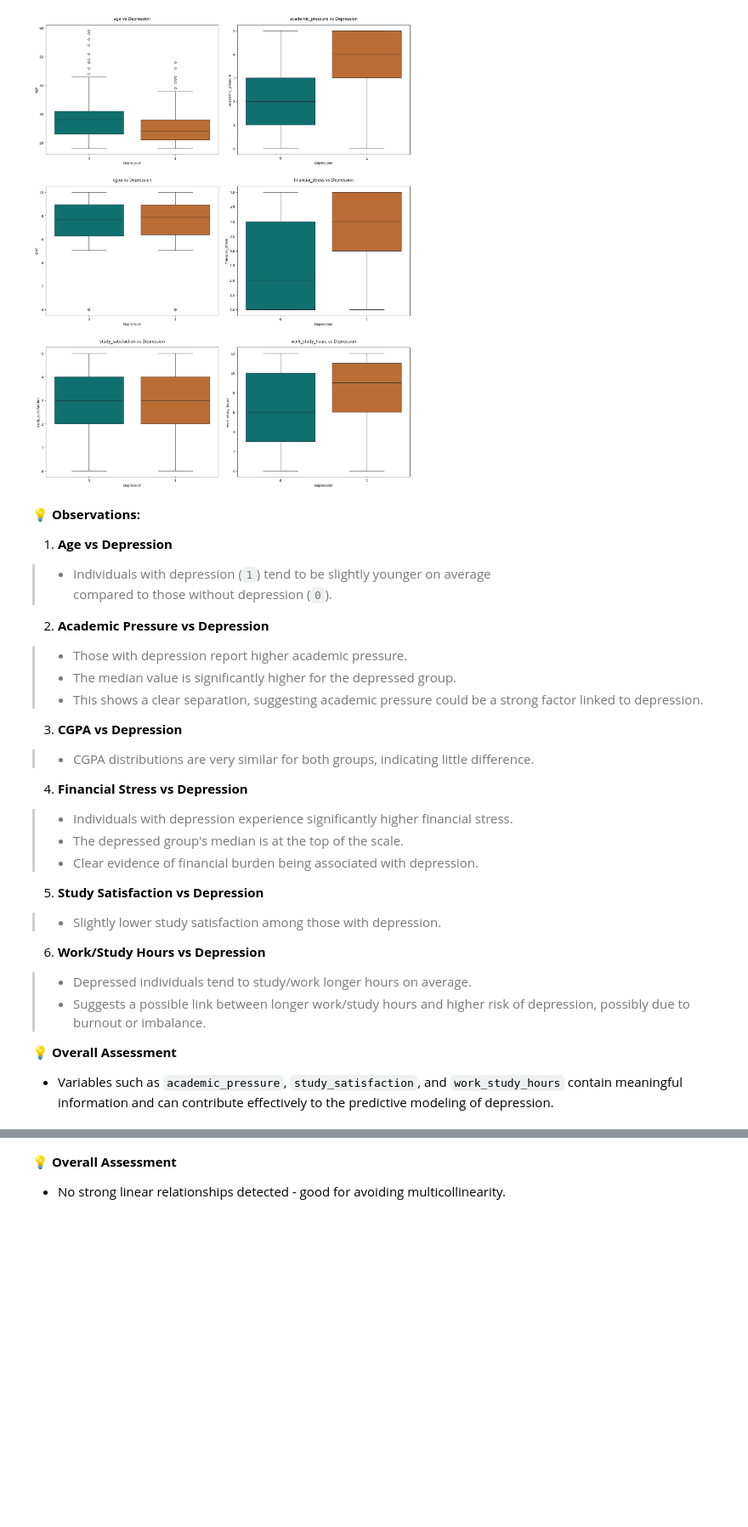
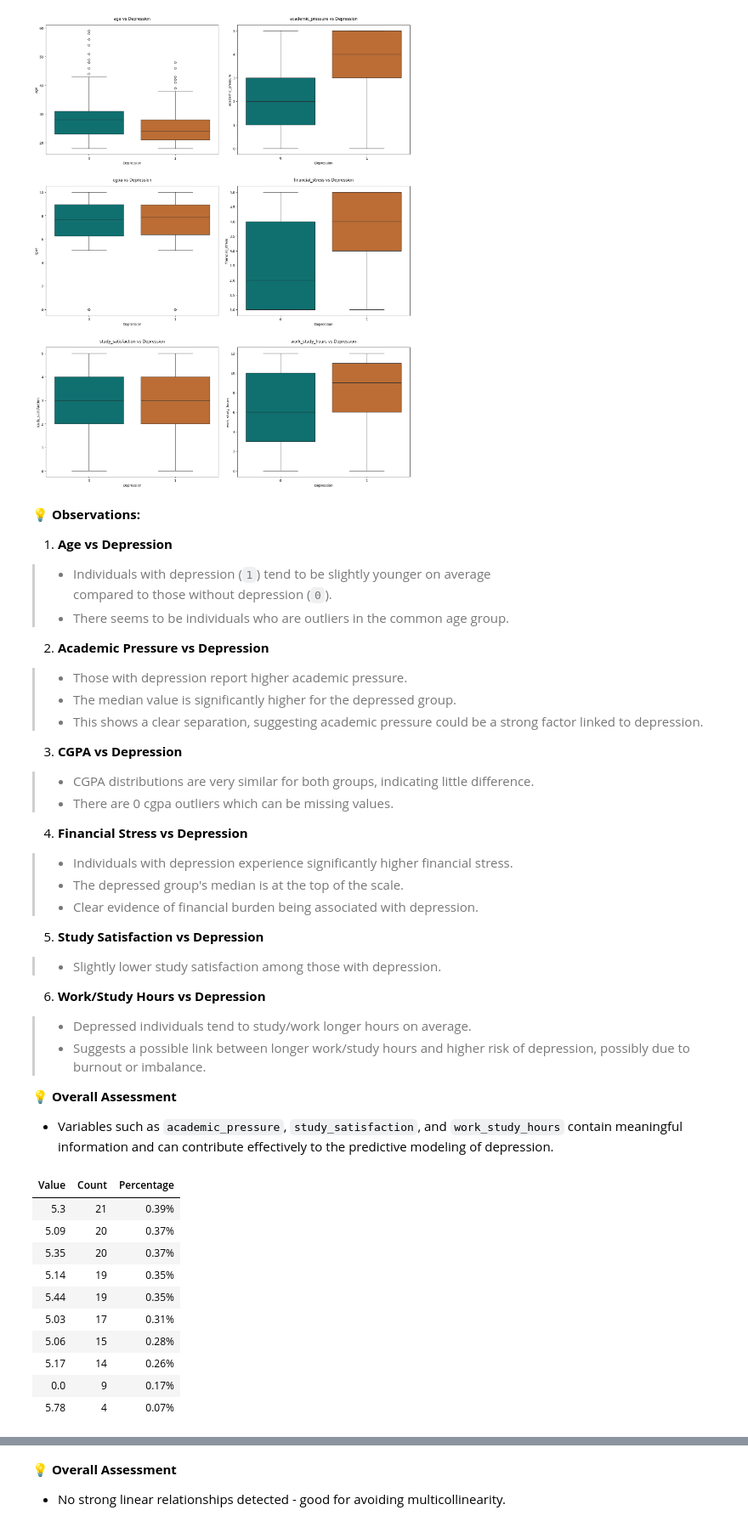
Before and after one commit to SeminiAmanda/student-depression-predictor, a Jupyter notebook: notebooks/FC110552_mithula-cbw/01_data_preprocessing.ipynb, the cells around one changed output, grey strips where cells are left out. Shown at 85% size. Drawn from its saved outputs; the diff is of its cells as text; code cells hidden in the pictures; blank space fills up the shorter version.

```diff
--- a/notebooks/FC110552_mithula-cbw/01_data_preprocessing.ipynb
+++ b/notebooks/FC110552_mithula-cbw/01_data_preprocessing.ipynb
@@ -755,6 +753,7 @@ plt.show()
 1. **Age vs Depression**
 >- Individuals with depression (`1`) tend to be slightly younger on average
 compared to those without depression (`0`).
+>- There seems to be individuals who are outliers in the common age group.
 
 2. **Academic Pressure vs Depression**
 >- Those with depression report higher academic pressure.
@@ -763,6 +762,7 @@ compared to those without depression (`0`).
 
 3. **CGPA vs Depression**
 >- CGPA distributions are very similar for both groups, indicating little difference.
+>- There are 0 cgpa outliers which can be missing values.
 
 4. **Financial Stress vs Depression**
 >- Individuals with depression experience significantly higher financial stress.
@@ -778,3 +778,19 @@ compared to those without depression (`0`).
 
 💡 **Overall Assessment**
 - Variables such as `academic_pressure`, `study_satisfaction`, and `work_study_hours` contain meaningful information and can contribute effectively to the predictive modeling of depression.
+# %%
+# Filter the DataFrame to include only rows where CGPA is less than 7
+value_counts_pretty(df_cleaned[df_cleaned['cgpa'] < 6]['cgpa']
+, head=False, n=10)
+# %% [output]
+| Value | Count | Percentage |
+| 5.3 | 21 | 0.39% |
+| 5.09 | 20 | 0.37% |
+| 5.35 | 20 | 0.37% |
+| 5.14 | 19 | 0.35% |
+| 5.44 | 19 | 0.35% |
+| 5.03 | 17 | 0.31% |
+| 5.06 | 15 | 0.28% |
+| 5.17 | 14 | 0.26% |
+| 0.0 | 9 | 0.17% |
+| 5.78 | 4 | 0.07% |
```
Also changed, not shown: parts of 4 cells of this notebook.
